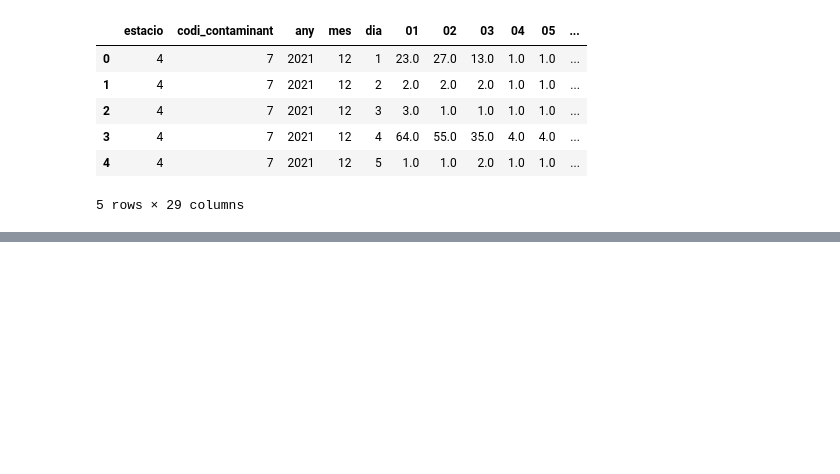
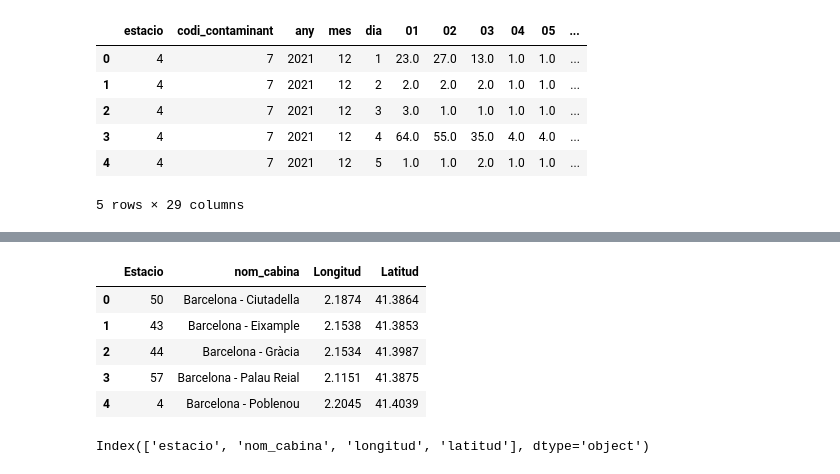
Before and after one commit to marc-soler/Ironhack_lab_work, a Jupyter notebook: Activities/Air Quality/air_quality_analysis_bcn.ipynb, the cells around one changed output, grey strips where cells are left out. Cells and saved outputs as stored; diff of their text form; code cells hidden in the pictures; blank space fills up the shorter version.

```diff
--- a/Activities/Air Quality/air_quality_analysis_bcn.ipynb
+++ b/Activities/Air Quality/air_quality_analysis_bcn.ipynb
@@ -61,0 +77,19 @@ df.head()
+# %%
+stations = stations.drop_duplicates(keep='first')
+stations.reset_index(drop=True, inplace=True)
+stations.head()
+# %% [output]
+|  | Estacio | nom_cabina | Longitud | Latitud |
+| 0 | 50 | Barcelona - Ciutadella | 2.1874 | 41.3864 |
+| 1 | 43 | Barcelona - Eixample | 2.1538 | 41.3853 |
+| 2 | 44 | Barcelona - Gràcia | 2.1534 | 41.3987 |
+| 3 | 57 | Barcelona - Palau Reial | 2.1151 | 41.3875 |
+| 4 | 4 | Barcelona - Poblenou | 2.2045 | 41.4039 |
+# %%
+cols = []
+for i in range(len(stations.columns)):
+    cols.append(stations.columns[i].lower())
+stations.columns = cols
+stations.columns
+# %% [output]
+Index(['estacio', 'nom_cabina', 'longitud', 'latitud'], dtype='object')
```
Also changed, not shown: parts of 10 cells of this notebook, 11 other files.
